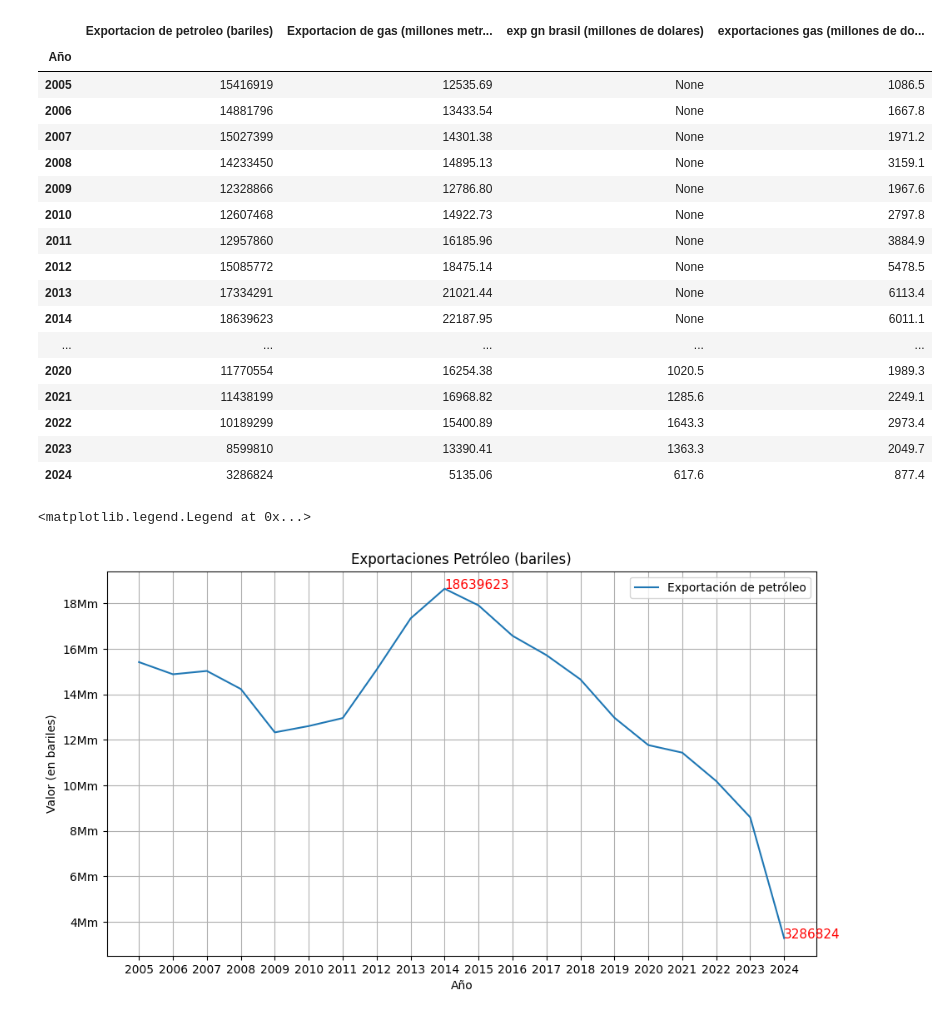
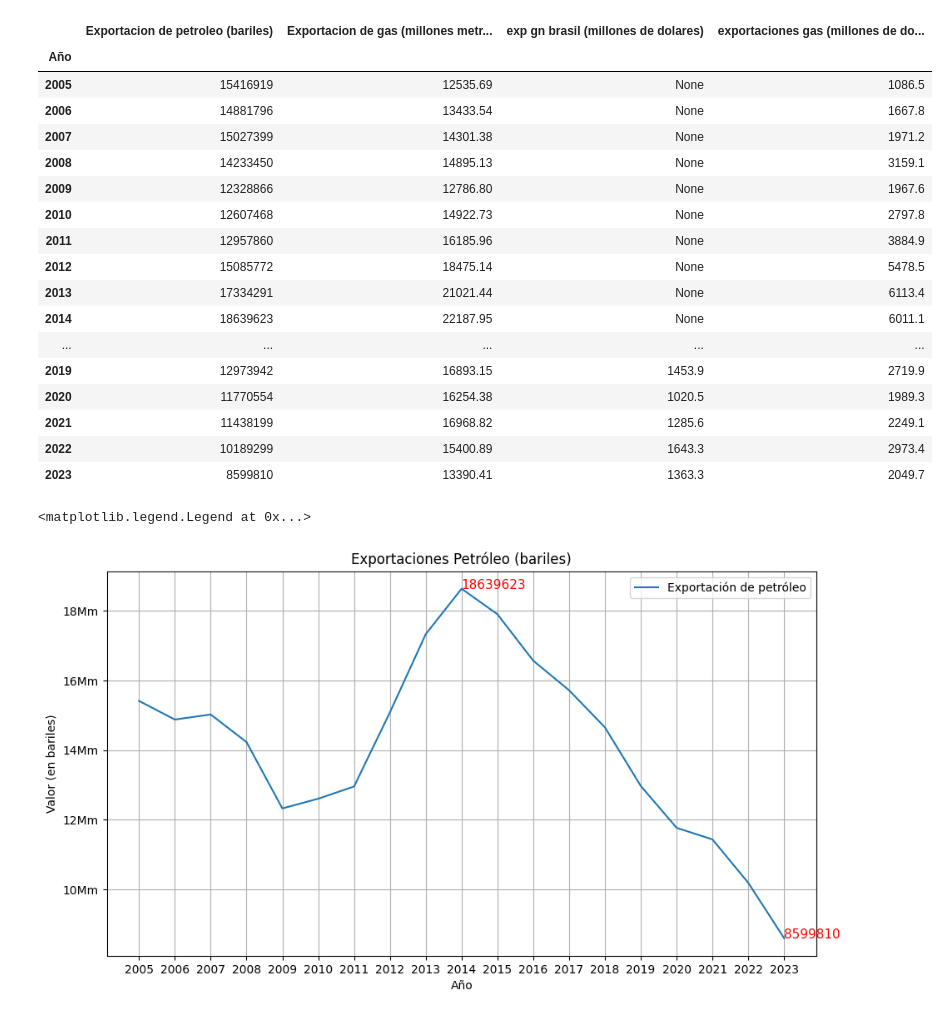
Before and after one commit to navi0369/Graficas-Gas-Bo, a Jupyter notebook: petroleo y gas.ipynb, the cells around one changed output. Cells and saved outputs as stored; diff of their text form; code cells hidden in the pictures.

```diff
--- a/petroleo y gas.ipynb
+++ b/petroleo y gas.ipynb
@@ -4,7 +4,8 @@ import pandas as pd
 from matplotlib.ticker import FuncFormatter
 import numpy as np
 # %%
-p_gas=[6.72,
+p_gas=[8.92,
+6.72,
 6.98,
 8.86,
 3.95,
@@ -23,48 +24,48 @@ p_gas=[6.72,
 6.37,
 2.54,
 ]
-año=[2005+i for i in range(20)]
+año=[2005+i for i in range(19)]
 nep=np.full(len(año),None)
-e_petroleo=[15416919, 14881796, 15027399, 14233450, 12328866, 12607468, 12957860, 15085772, 17334291, 18639623, 17907265, 16572386, 15722295, 14656979, 12973942, 11770554, 11438199, 10189299, 8599810, 3286824]
-e_gas= [12535.69, 13433.54, 14301.38, 14895.13, 12786.80,14922.73, 16185.96, 18475.14, 21021.44, 22187.95,21998.81, 21144.53, 20531.91, 19178.87, 16893.15,16254.38, 16968.82, 15400.89, 13390.41, 5135.06]
+e_petroleo=[15416919, 14881796, 15027399, 14233450, 12328866, 12607468, 12957860, 15085772, 17334291, 18639623, 17907265, 16572386, 15722295, 14656979, 12973942, 11770554, 11438199, 10189299, 8599810]
+e_gas= [12535.69, 13433.54, 14301.38, 14895.13, 12786.80,14922.73, 16185.96, 18475.14, 21021.44, 22187.95,21998.81, 21144.53, 20531.91, 19178.87, 16893.15,16254.38, 16968.82, 15400.89, 13390.41]
 
-exportaciones_brasil_gn=[1400.9,1619.4,	1453.9,	1020.5,	1285.6,	1643.3,	1363.3,	617.6]
+exportaciones_brasil_gn=[1400.9,1619.4,	1453.9,	1020.5,	1285.6,	1643.3,	1363.3]
 #exportaciones gas en millones de dolares
 e_gdolares = [
     1086.5, 1667.8, 1971.2, 3159.1, 1967.6, 2797.8, 3884.9, 5478.5, 6113.4,
     6011.1, 3770.4, 2049.1, 2581.3, 2970.4, 2719.9, 1989.3, 2249.1, 2973.4,
-    2049.7, 877.4
+    2049.7
 ]
 
 df=pd.DataFrame({
     'Año':año,
     'Exportacion de petroleo (bariles)':e_petroleo,
     'Exportacion de gas (millones metros cubicos)':e_gas
 })
 df.set_index('Año', inplace=True)
 df['exp gn brasil (millones de dolares)']=nep
 df.loc[2017:2024,'exp gn brasil (millones de dolares)']=exportaciones_brasil_gn
 df['exportaciones gas (millones de dolares)']=e_gdolares
 df
 # %% [output]
 |  | Exportacion de petroleo (bariles) | Exportacion de gas (millones metr... | exp gn brasil (millones de dolares) | exportaciones gas (millones de do... |
 | Año |  |  |  |  |
 | 2005 | 15416919 | 12535.69 | None | 1086.5 |
 | 2006 | 14881796 | 13433.54 | None | 1667.8 |
 | 2007 | 15027399 | 14301.38 | None | 1971.2 |
 | 2008 | 14233450 | 14895.13 | None | 3159.1 |
 | 2009 | 12328866 | 12786.80 | None | 1967.6 |
 | 2010 | 12607468 | 14922.73 | None | 2797.8 |
 | 2011 | 12957860 | 16185.96 | None | 3884.9 |
 | 2012 | 15085772 | 18475.14 | None | 5478.5 |
 | 2013 | 17334291 | 21021.44 | None | 6113.4 |
 | 2014 | 18639623 | 22187.95 | None | 6011.1 |
 | ... | ... | ... | ... | ... |
+| 2019 | 12973942 | 16893.15 | 1453.9 | 2719.9 |
 | 2020 | 11770554 | 16254.38 | 1020.5 | 1989.3 |
 | 2021 | 11438199 | 16968.82 | 1285.6 | 2249.1 |
 | 2022 | 10189299 | 15400.89 | 1643.3 | 2973.4 |
 | 2023 | 8599810 | 13390.41 | 1363.3 | 2049.7 |
-| 2024 | 3286824 | 5135.06 | 617.6 | 877.4 |
 # %%
 # Formatear eje Y para mostrar los valores completos
 def millones(x, pos):
@@ -74,7 +75,7 @@ plt.figure(figsize=(11, 6))
 plt.plot(año, e_petroleo, label='Exportación de petróleo')
 plt.gca().yaxis.set_major_formatter(FuncFormatter(millones))
 plt.text(df.index[9], df.iloc[9,0], df.iloc[9,0], fontsize=11, color='red')
-plt.text(df.index[2024-2005], df.iloc[2024-2005,0], df.iloc[2024-2005,0], fontsize=11, color='red')
+plt.text(df.index[2023-2005], df.iloc[2023-2005,0], df.iloc[2023-2005,0], fontsize=11, color='red')
 
 plt.xlabel('Año')
 plt.ylabel('Valor (en bariles)')
@@ -84,7 +85,7 @@ plt.xticks(año)
 plt.legend()
 # %% [output]
 <matplotlib.legend.Legend at 0x...>
-[figure, old version]
+[figure, new version]
 # %%
 plt.figure(figsize=(11, 6))
 plt.plot(año, e_gas, label='Exportación de Gas')
```
Also changed, not shown: parts of 3 cells of this notebook.
